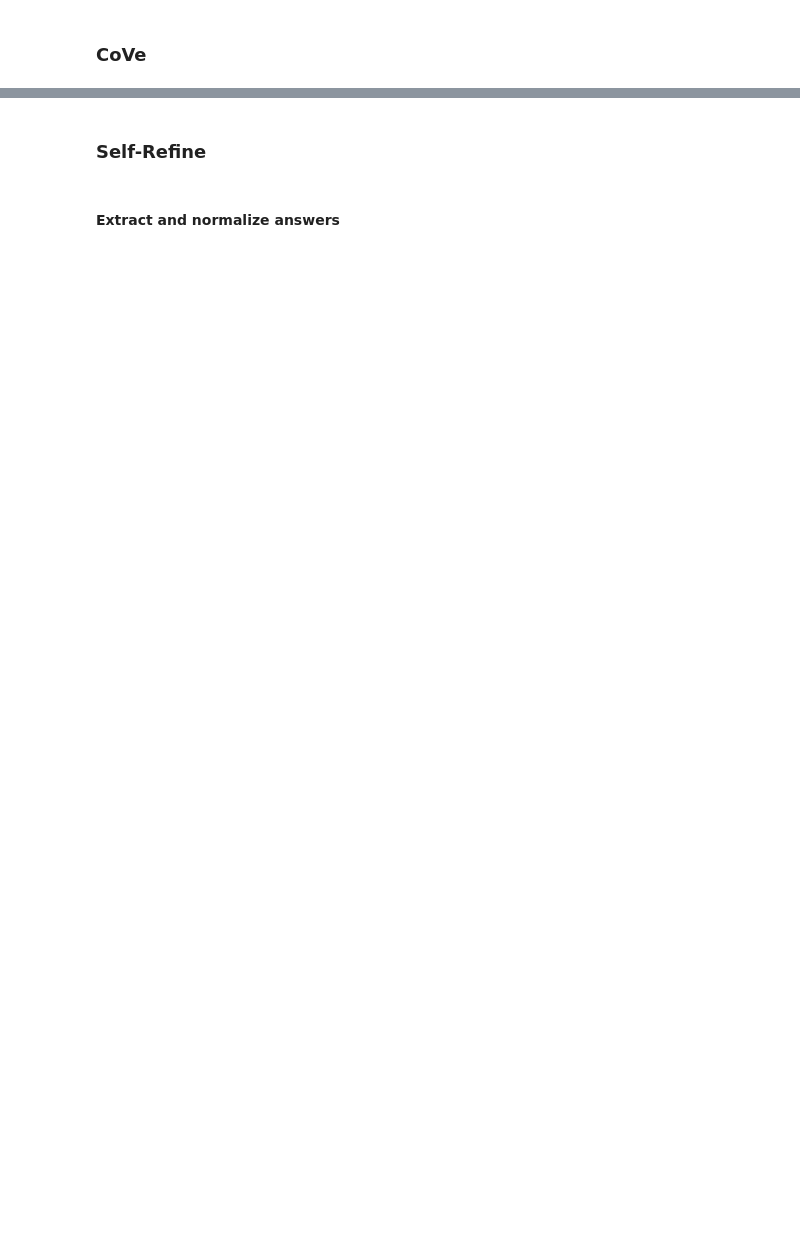
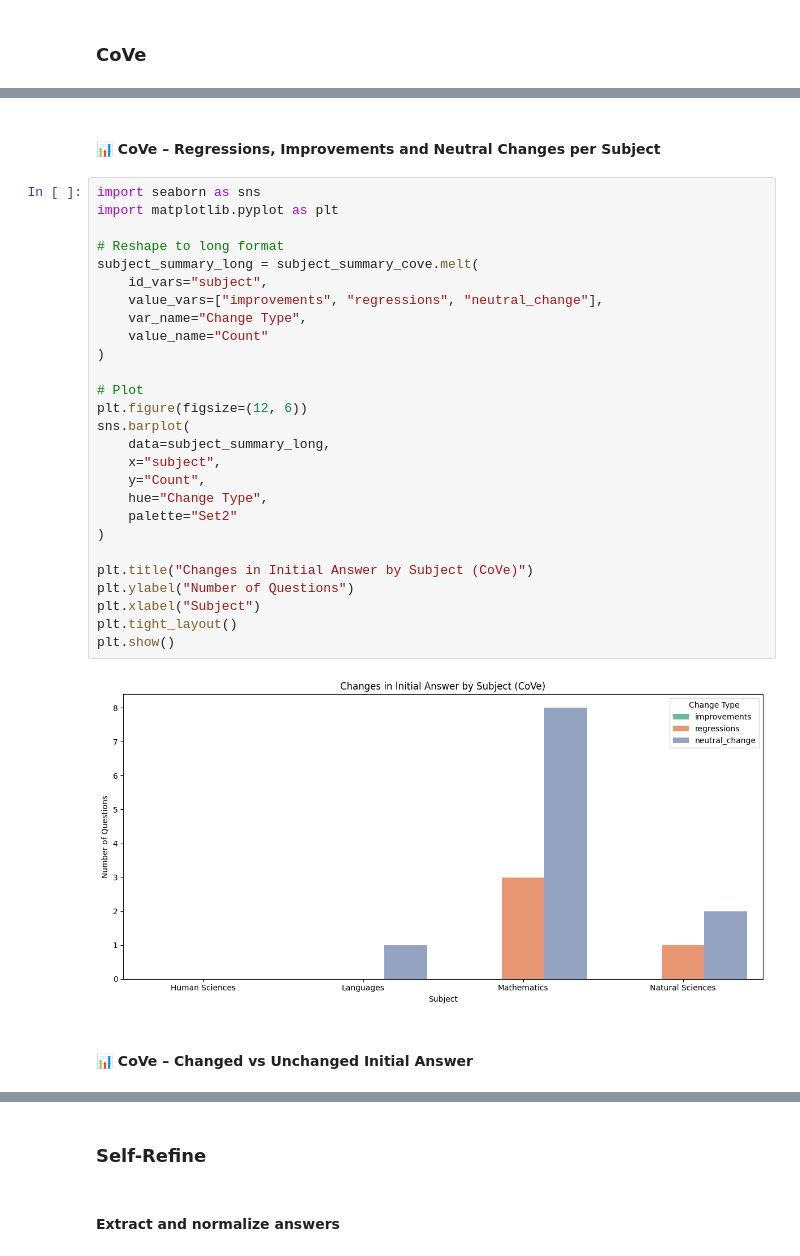
Before and after one commit to rafaelasantana/bachelor-thesis, a Jupyter notebook: Notebooks/ResultAnalysis.ipynb, the cells around one changed output, grey strips where cells are left out. Cells and saved outputs as stored; diff of their text form; blank space fills up the shorter version.

```diff
--- a/Notebooks/ResultAnalysis.ipynb
+++ b/Notebooks/ResultAnalysis.ipynb
@@ -134,0 +177,33 @@ display(subject_summary_cove)
+# %% [markdown]
+#### 📊 CoVe – Regressions, Improvements and Neutral Changes per Subject
+# %%
+import seaborn as sns
+import matplotlib.pyplot as plt
+
+# Reshape to long format
+subject_summary_long = subject_summary_cove.melt(
+    id_vars="subject",
+    value_vars=["improvements", "regressions", "neutral_change"],
+    var_name="Change Type",
+    value_name="Count"
+)
+
+# Plot
+plt.figure(figsize=(12, 6))
+sns.barplot(
+    data=subject_summary_long,
+    x="subject",
+    y="Count",
+    hue="Change Type",
+    palette="Set2"
+)
+
+plt.title("Changes in Initial Answer by Subject (CoVe)")
+plt.ylabel("Number of Questions")
+plt.xlabel("Subject")
+plt.tight_layout()
+plt.show()
+# %% [output]
+[figure, added]
+# %% [markdown]
+#### 📊 CoVe – Changed vs Unchanged Initial Answer
```
Also changed, not shown: parts of 49 cells of this notebook, 4 other files.
